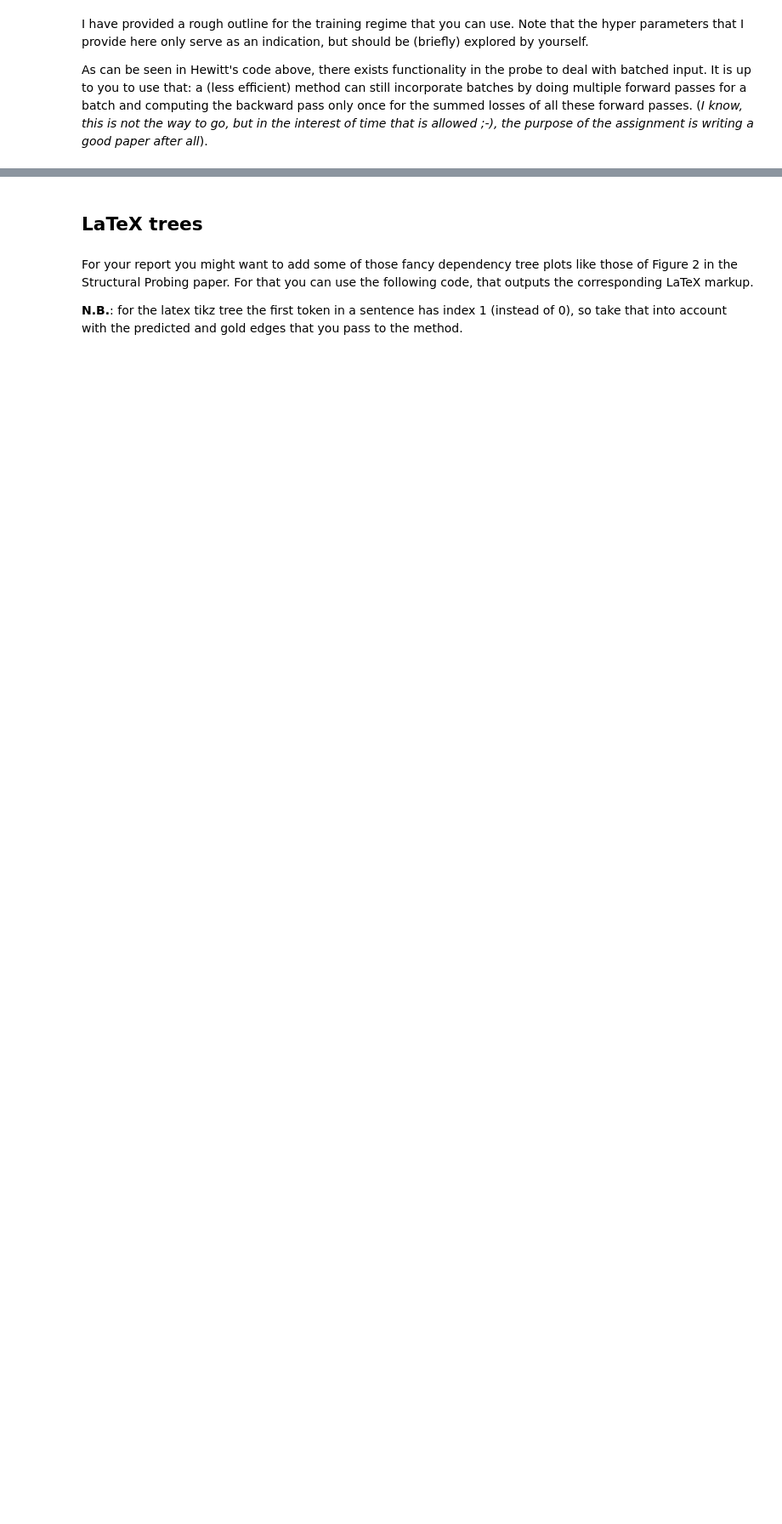
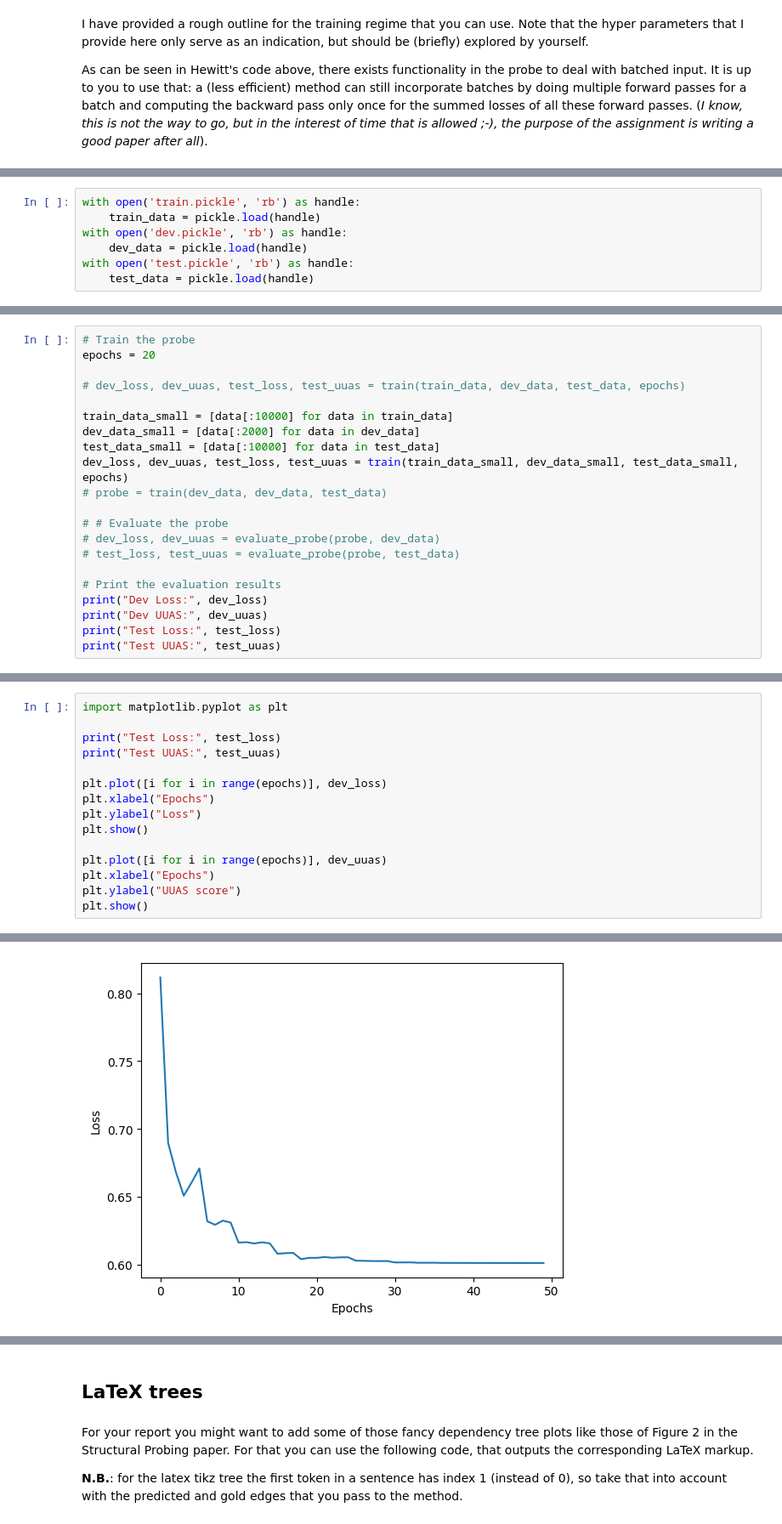
Before and after one commit to remvanthull/nlp2-probing-lms, a Jupyter notebook: probing_lms.ipynb, the cells around one changed output, grey strips where cells are left out. Shown at 85% size. Saved outputs shown, nothing was run; the diff lists cells and outputs as text; blank space fills up the shorter version.

```diff
--- a/probing_lms.ipynb
+++ b/probing_lms.ipynb
@@ -800,0 +1012,7 @@ def train(_data):
+# %%
+with open('train.pickle', 'rb') as handle:
+    train_data = pickle.load(handle)
+with open('dev.pickle', 'rb') as handle:
+    dev_data = pickle.load(handle)
+with open('test.pickle', 'rb') as handle:
+    test_data = pickle.load(handle)
@@ -800,0 +1031,21 @@ def train(_data):
+# %%
+# Train the probe
+epochs = 20
+
+# dev_loss, dev_uuas, test_loss, test_uuas = train(train_data, dev_data, test_data, epochs)
+
+train_data_small = [data[:10000] for data in train_data]
+dev_data_small = [data[:2000] for data in dev_data]
+test_data_small = [data[:10000] for data in test_data]
+dev_loss, dev_uuas, test_loss, test_uuas = train(train_data_small, dev_data_small, test_data_small, epochs)
+# probe = train(dev_data, dev_data, test_data)
+
+# # Evaluate the probe
+# dev_loss, dev_uuas = evaluate_probe(probe, dev_data)
+# test_loss, test_uuas = evaluate_probe(probe, test_data)
+
+# Print the evaluation results
+print("Dev Loss:", dev_loss)
+print("Dev UUAS:", dev_uuas)
+print("Test Loss:", test_loss)
+print("Test UUAS:", test_uuas)
@@ -800,0 +1057,16 @@ def train(_data):
+# %%
+import matplotlib.pyplot as plt
+
+print("Test Loss:", test_loss)
+print("Test UUAS:", test_uuas)
+
+plt.plot([i for i in range(epochs)], dev_loss)
+plt.xlabel("Epochs")
+plt.ylabel("Loss")
+plt.show()
+
+plt.plot([i for i in range(epochs)], dev_uuas)
+plt.xlabel("Epochs")
+plt.ylabel("UUAS score")
+plt.show()
+# %% [output]
@@ -800,0 +1075 @@ def train(_data):
+[figure, added]
```
Also changed, not shown: parts of 19 cells of this notebook.
